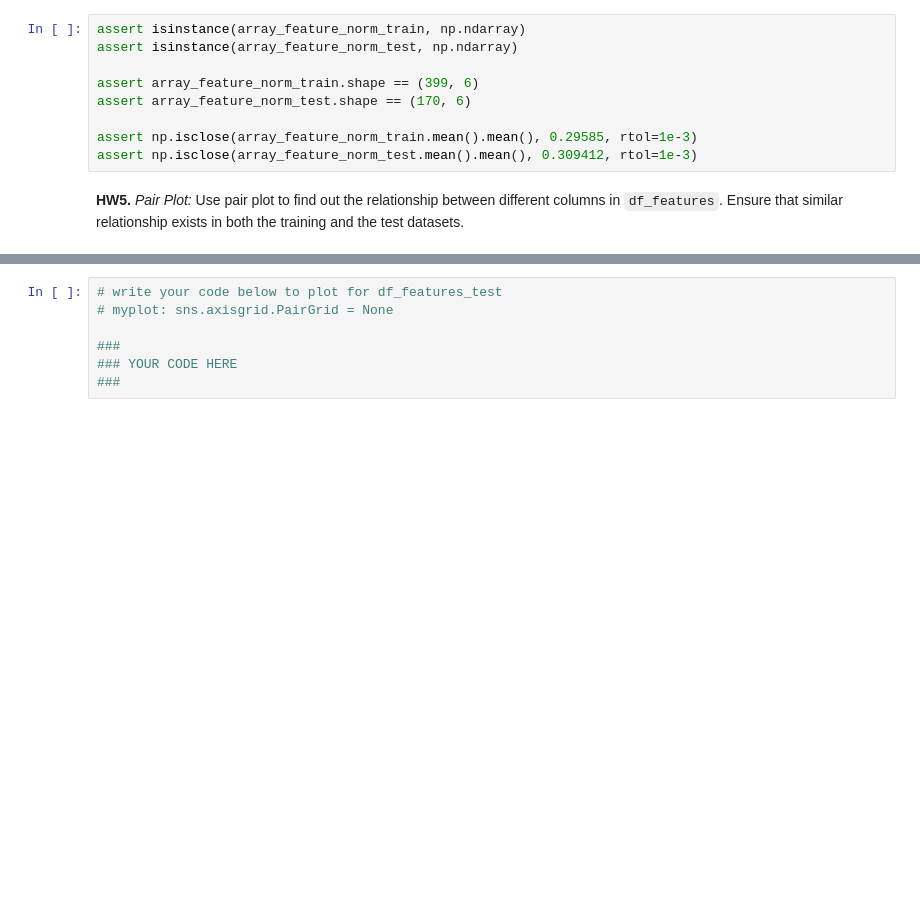
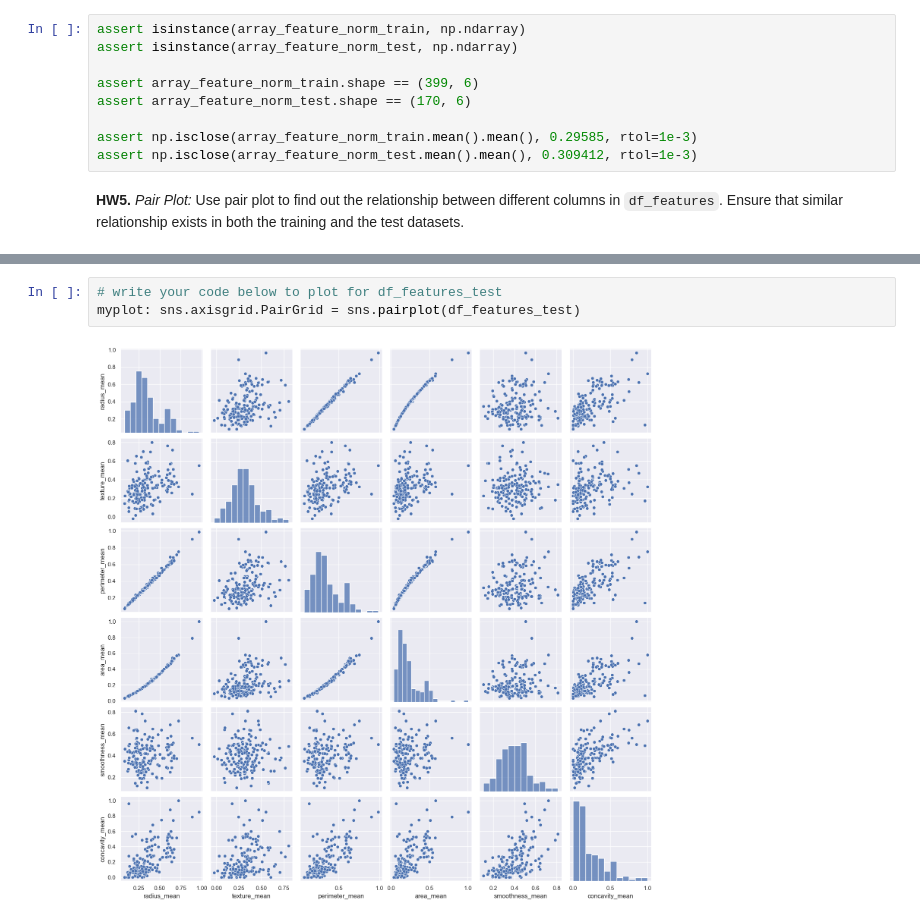
Before and after one commit to surrelsaga/DDW-weekly-problemSets, a Jupyter notebook: Week09_Homework.ipynb, the cells around one changed output, grey strips where cells are left out. Saved outputs shown, nothing was run; the diff lists cells and outputs as text; blank space fills up the shorter version.

```diff
--- a/Week09_Homework.ipynb
+++ b/Week09_Homework.ipynb
@@ -400,7 +469,5 @@ assert np.isclose(array_feature_norm_test.mean().mean(), 0.309412, rtol=1e-3)
 # %%
 # write your code below to plot for df_features_test
-# myplot: sns.axisgrid.PairGrid = None
-
-###
-### YOUR CODE HERE
-###
+myplot: sns.axisgrid.PairGrid = sns.pairplot(df_features_test)
+# %% [output]
+[figure, added]
```
Also changed, not shown: parts of 10 cells of this notebook.
